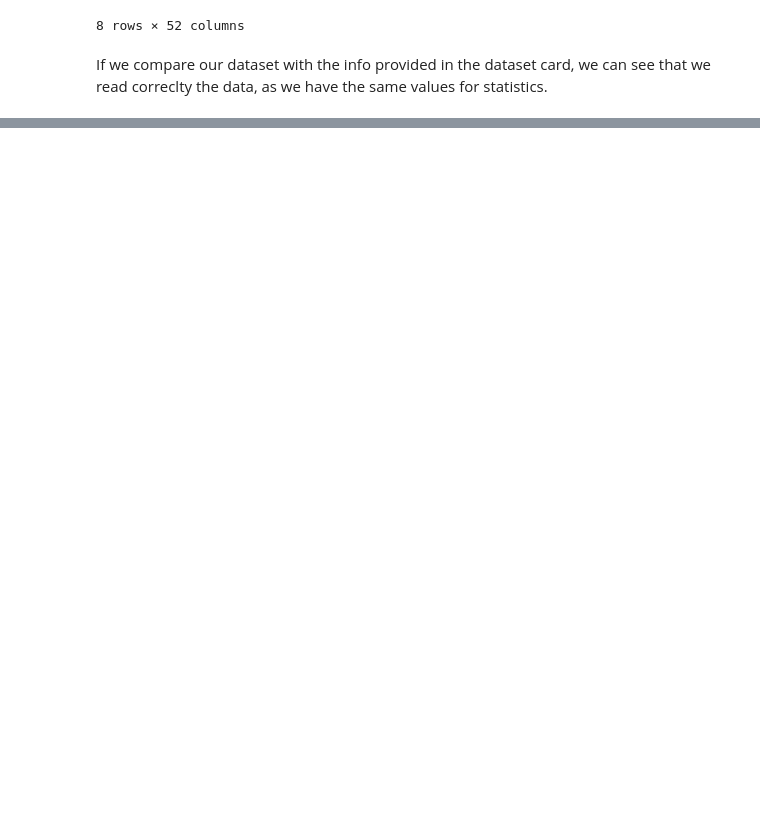
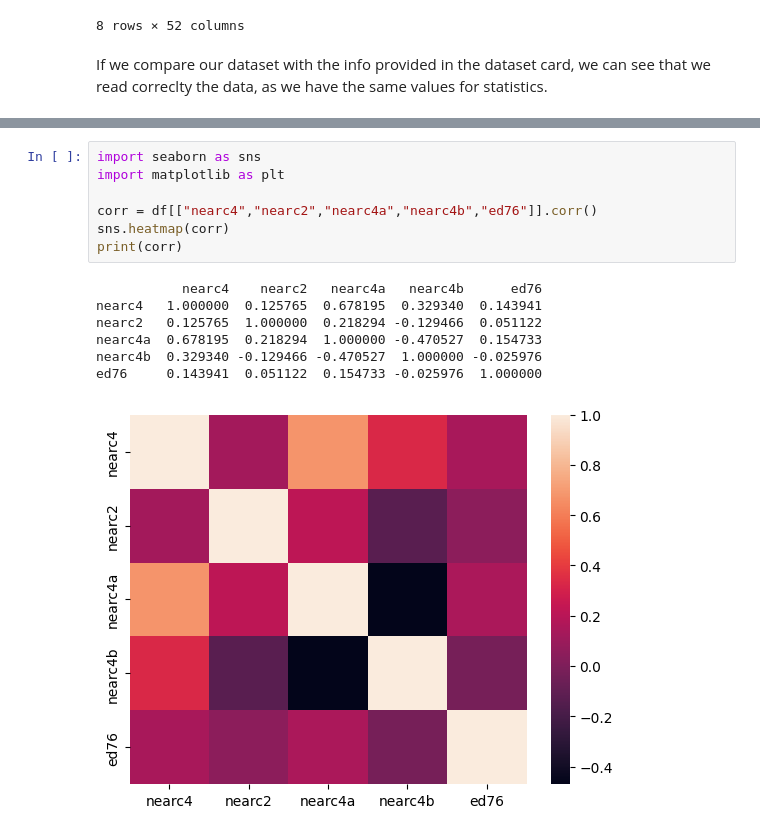
Before and after one commit to paudBatlle/fieldnotes, a Jupyter notebook: CausalInference/Card1995/notebook.ipynb, the cells around one changed output, grey strips where cells are left out. Cells and saved outputs as stored; diff of their text form; blank space fills up the shorter version.

```diff
--- a/CausalInference/Card1995/notebook.ipynb
+++ b/CausalInference/Card1995/notebook.ipynb
@@ -52,0 +144,15 @@ If we compare our dataset with the info provided in the dataset card, we can see
+# %%
+import seaborn as sns
+import matplotlib as plt
+
+corr = df[["nearc4","nearc2","nearc4a","nearc4b","ed76"]].corr()
+sns.heatmap(corr)
+print(corr)
+# %% [output]
+           nearc4    nearc2   nearc4a   nearc4b      ed76
+nearc4   1.000000  0.125765  0.678195  0.329340  0.143941
+nearc2   0.125765  1.000000  0.218294 -0.129466  0.051122
+nearc4a  0.678195  0.218294  1.000000 -0.470527  0.154733
+nearc4b  0.329340 -0.129466 -0.470527  1.000000 -0.025976
+ed76     0.143941  0.051122  0.154733 -0.025976  1.000000
+[figure, added]
```
Also changed, not shown: parts of 5 cells of this notebook.
